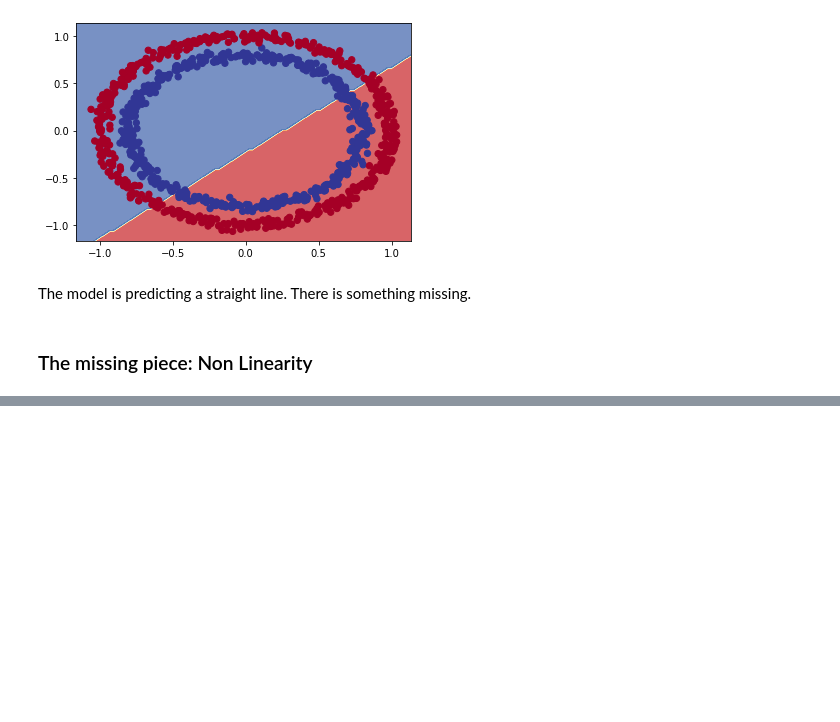
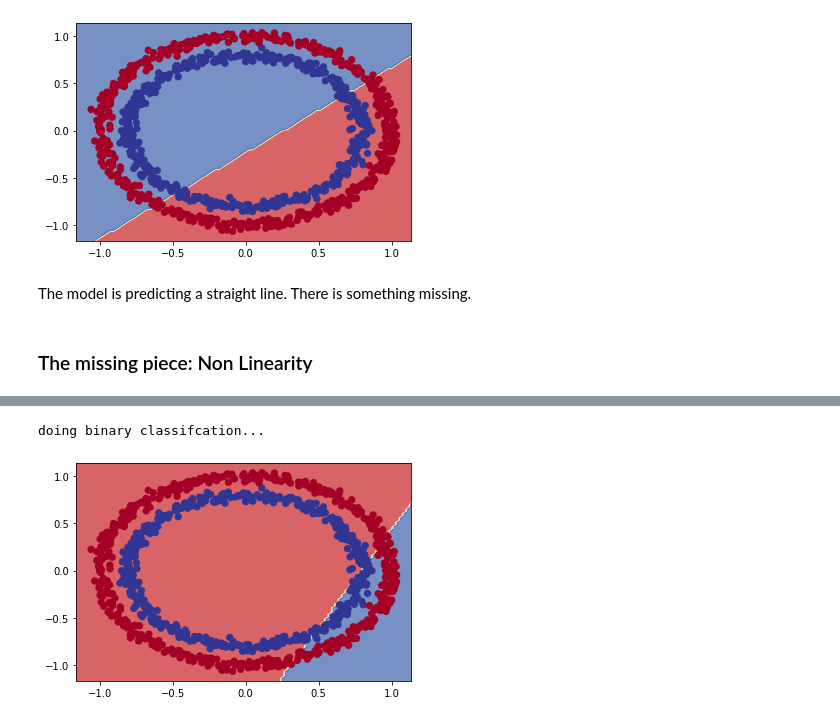
Before and after one commit to VinoJose/Tensorflow, a Jupyter notebook: 02_neural_network_classification_in_tensorflow.ipynb, the cells around one changed output, grey strips where cells are left out. Saved outputs shown, nothing was run; the diff lists cells and outputs as text; code cells hidden in the pictures; blank space fills up the shorter version.

```diff
--- a/02_neural_network_classification_in_tensorflow.ipynb
+++ b/02_neural_network_classification_in_tensorflow.ipynb
@@ -195,0 +240,10 @@ The model is predicting a straight line. There is something missing.
+# %%
+tf.random.set_seed(42)
+
+model_5 = tf.keras.Sequential([
+                              tf.keras.layers.Dense(1, activation="relu")
+])
+model_5.compile(loss=tf.keras.losses.BinaryCrossentropy(),
+                 optimizer=tf.keras.optimizers.Adam(lr=0.001),
+                 metrics=["accuracy"])
+history = model_5.fit(X, y, epochs=100)
@@ -195,0 +268,6 @@ The model is predicting a straight line. There is something missing.
+# %%
+# Check the output
+plot_decision_boundary(model_5, X, y)
+# %% [output]
+doing binary classifcation...
+[figure, added]
```
Also changed, not shown: parts of 11 cells of this notebook.
